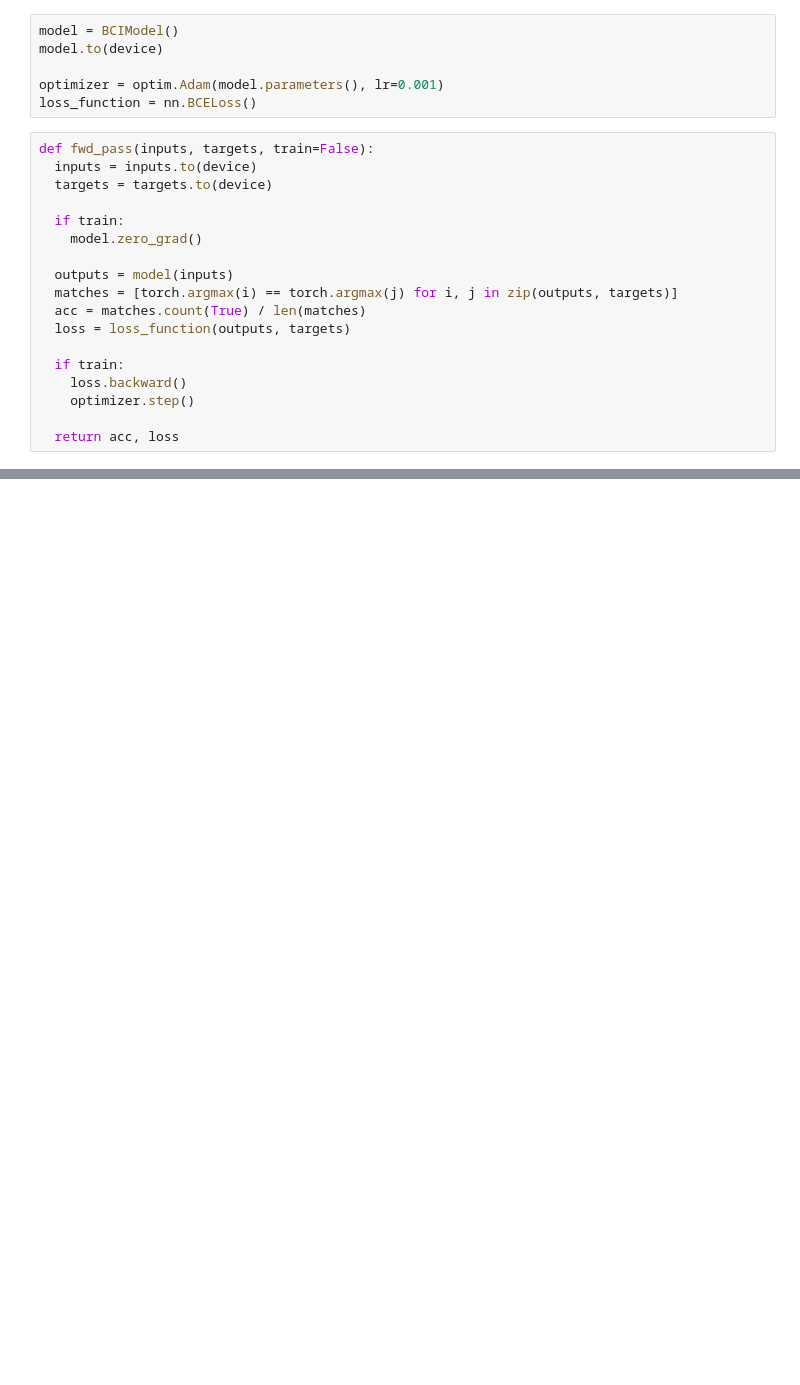
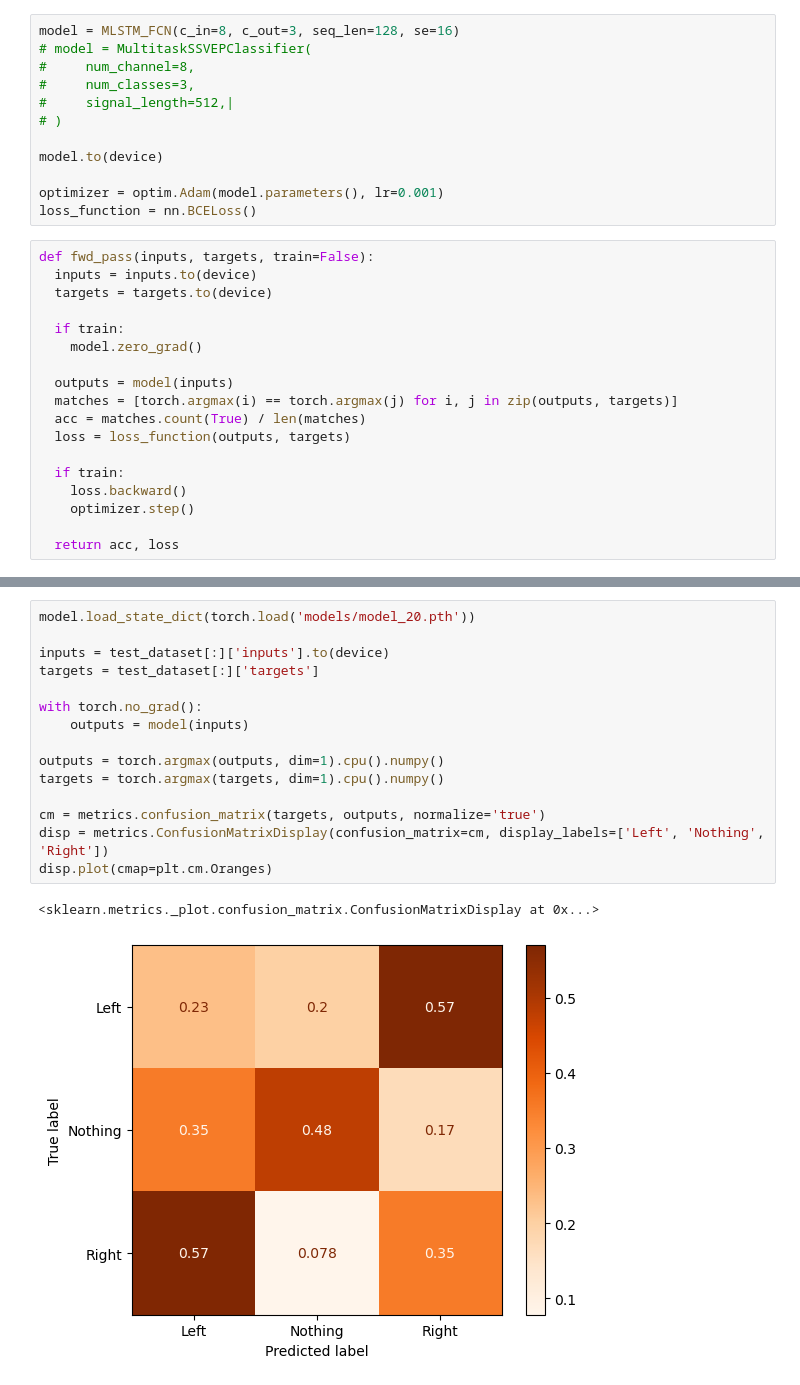
Before and after one commit to Stelath/neuro-nav, a Jupyter notebook: neural_network_testing.ipynb, the cells around one changed output, grey strips where cells are left out. Saved outputs shown, nothing was run; the diff lists cells and outputs as text; blank space fills up the shorter version.

```diff
--- a/neural_network_testing.ipynb
+++ b/neural_network_testing.ipynb
@@ -56,5 +62,11 @@ test_dataloader = DataLoader(test_dataset, batch_size=2048, shuffle=True)
 # %%
-model = BCIModel()
+model = MLSTM_FCN(c_in=8, c_out=3, seq_len=128, se=16)
+# model = MultitaskSSVEPClassifier(
+#     num_channel=8,
+#     num_classes=3,
+#     signal_length=512,|
+# )
+
 model.to(device)
 
 optimizer = optim.Adam(model.parameters(), lr=0.001)
@@ -131,0 +159,18 @@ For debugging consider passing CUDA_LAUNCH_BLOCKING=1.
+# %%
+model.load_state_dict(torch.load('models/model_20.pth'))
+
+inputs = test_dataset[:]['inputs'].to(device)
+targets = test_dataset[:]['targets']
+
+with torch.no_grad():
+    outputs = model(inputs)
+
+outputs = torch.argmax(outputs, dim=1).cpu().numpy()
+targets = torch.argmax(targets, dim=1).cpu().numpy()
+
+cm = metrics.confusion_matrix(targets, outputs, normalize='true')
+disp = metrics.ConfusionMatrixDisplay(confusion_matrix=cm, display_labels=['Left', 'Nothing', 'Right'])
+disp.plot(cmap=plt.cm.Oranges)
+# %% [output]
+<sklearn.metrics._plot.confusion_matrix.ConfusionMatrixDisplay at 0x...>
+[figure, added]
```
Also changed, not shown: parts of 4 cells of this notebook, 5 other files.
